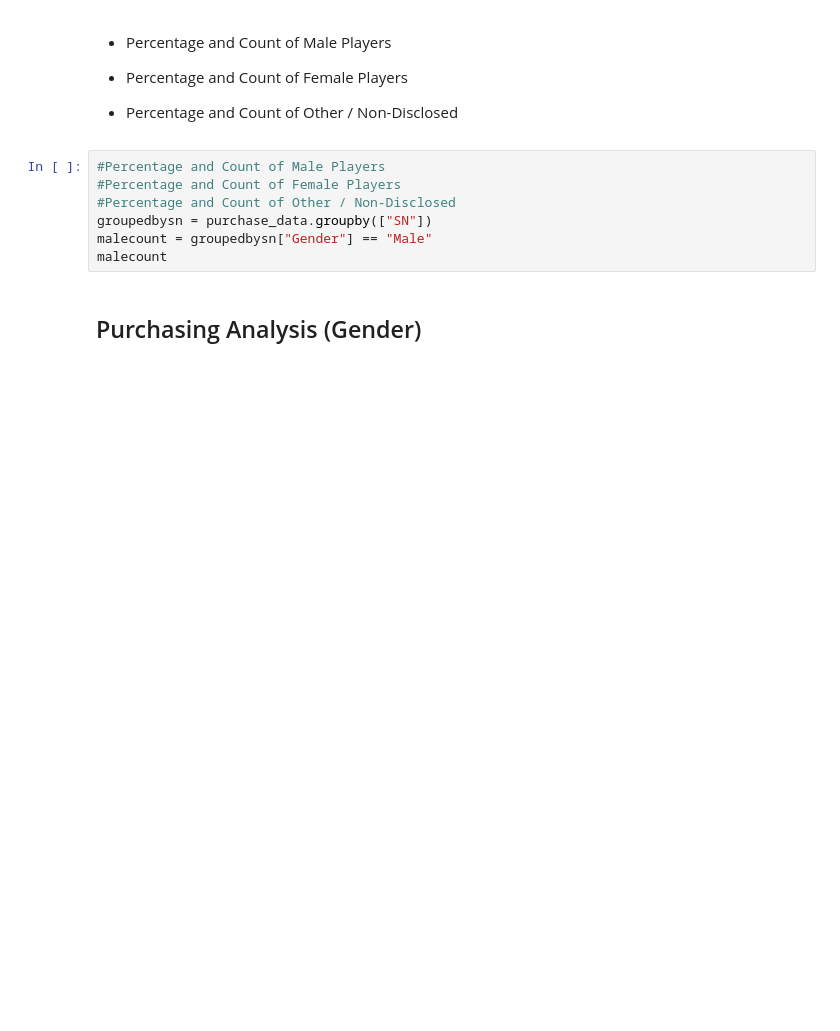
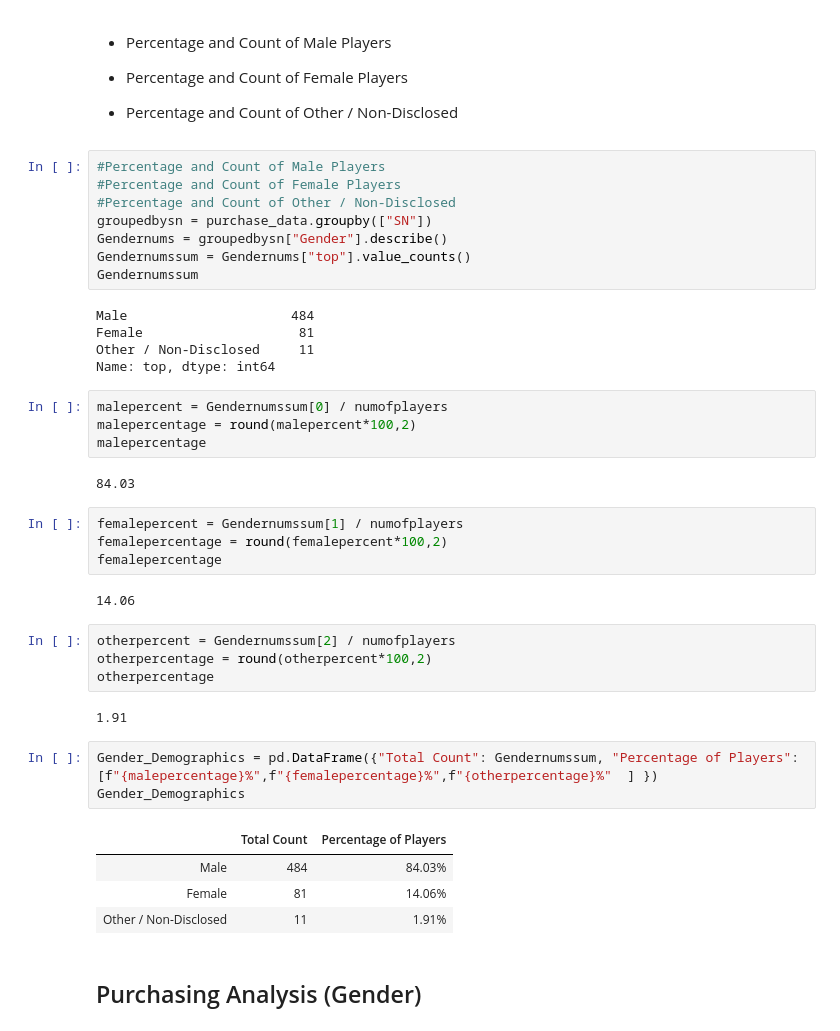
Before and after one commit to anishpatel55/example_inclass, a Jupyter notebook: Pandas Homework/Instructions/HeroesOfPymoli/HeroesOfPymoli_starter.ipynb, the cells around one changed output. Saved outputs shown, nothing was run; the diff lists cells and outputs as text; blank space fills up the shorter version.

```diff
--- a/Pandas Homework/Instructions/HeroesOfPymoli/HeroesOfPymoli_starter.ipynb
+++ b/Pandas Homework/Instructions/HeroesOfPymoli/HeroesOfPymoli_starter.ipynb
@@ -59,8 +81,40 @@ totalrevenue
 #Percentage and Count of Female Players
 #Percentage and Count of Other / Non-Disclosed
 groupedbysn = purchase_data.groupby(["SN"])
-malecount = groupedbysn["Gender"] == "Male"
-malecount
+Gendernums = groupedbysn["Gender"].describe()
+Gendernumssum = Gendernums["top"].value_counts()
+Gendernumssum
+# %% [output]
+Male                     484
+Female                    81
+Other / Non-Disclosed     11
+Name: top, dtype: int64
+# %%
+malepercent = Gendernumssum[0] / numofplayers
+malepercentage = round(malepercent*100,2)
+malepercentage
+# %% [output]
+84.03
+# %%
+femalepercent = Gendernumssum[1] / numofplayers
+femalepercentage = round(femalepercent*100,2)
+femalepercentage
+# %% [output]
+14.06
+# %%
+otherpercent = Gendernumssum[2] / numofplayers
+otherpercentage = round(otherpercent*100,2)
+otherpercentage
+# %% [output]
+1.91
+# %%
+Gender_Demographics = pd.DataFrame({"Total Count": Gendernumssum, "Percentage of Players": [f"{malepercentage}%",f"{femalepercentage}%",f"{otherpercentage}%"  ] })
+Gender_Demographics
+# %% [output]
+|  | Total Count | Percentage of Players |
+| Male | 484 | 84.03% |
+| Female | 81 | 14.06% |
+| Other / Non-Disclosed | 11 | 1.91% |
 # %% [markdown]
 
 ## Purchasing Analysis (Gender)
```
Also changed, not shown: parts of 15 cells of this notebook.
